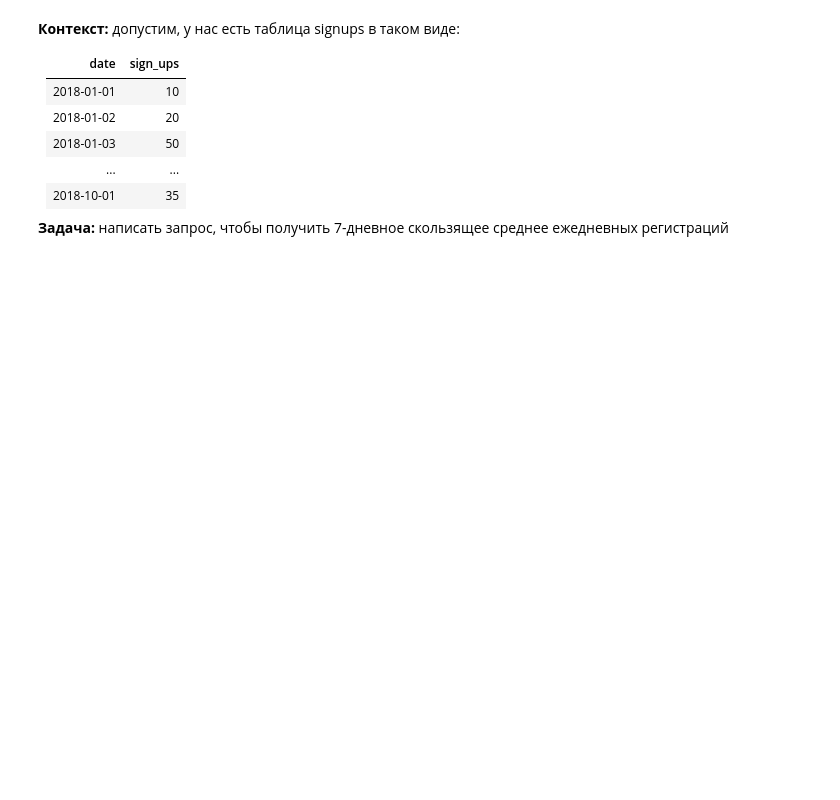
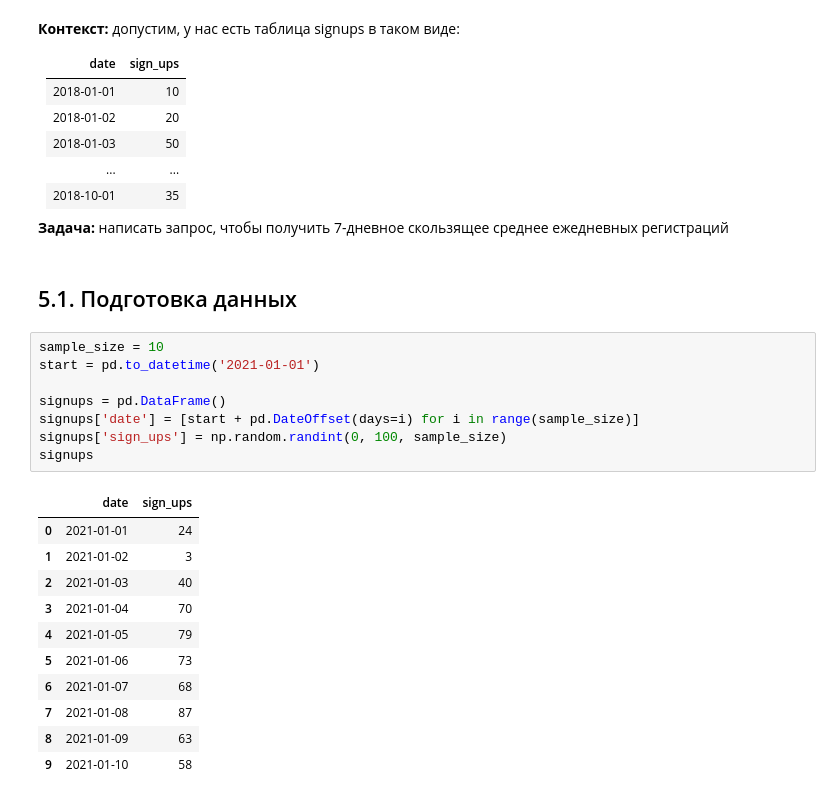
Before and after one commit to bebyakinb/test_assignments-Analyst-, a Jupyter notebook: habr/SQL_Hardest_Interview_Tasks.ipynb, the cells around one changed output. Drawn from its saved outputs; the diff is of its cells as text; blank space fills up the shorter version.

```diff
--- a/habr/SQL_Hardest_Interview_Tasks.ipynb
+++ b/habr/SQL_Hardest_Interview_Tasks.ipynb
@@ -473,3 +477,25 @@ transactions_extended[['date','cumulative_cf']]
 
 
 **Задача:** написать запрос, чтобы получить 7-дневное скользящее среднее ежедневных регистраций
+# %% [markdown]
+## 5.1. Подготовка данных
+# %%
+sample_size = 10
+start = pd.to_datetime('2021-01-01')
+
+signups = pd.DataFrame()
+signups['date'] = [start + pd.DateOffset(days=i) for i in range(sample_size)]
+signups['sign_ups'] = np.random.randint(0, 100, sample_size)
+signups
+# %% [output]
+|  | date | sign_ups |
+| 0 | 2021-01-01 | 24 |
+| 1 | 2021-01-02 | 3 |
+| 2 | 2021-01-03 | 40 |
+| 3 | 2021-01-04 | 70 |
+| 4 | 2021-01-05 | 79 |
+| 5 | 2021-01-06 | 73 |
+| 6 | 2021-01-07 | 68 |
+| 7 | 2021-01-08 | 87 |
+| 8 | 2021-01-09 | 63 |
+| 9 | 2021-01-10 | 58 |
```
Also changed, not shown: parts of 18 cells of this notebook.
